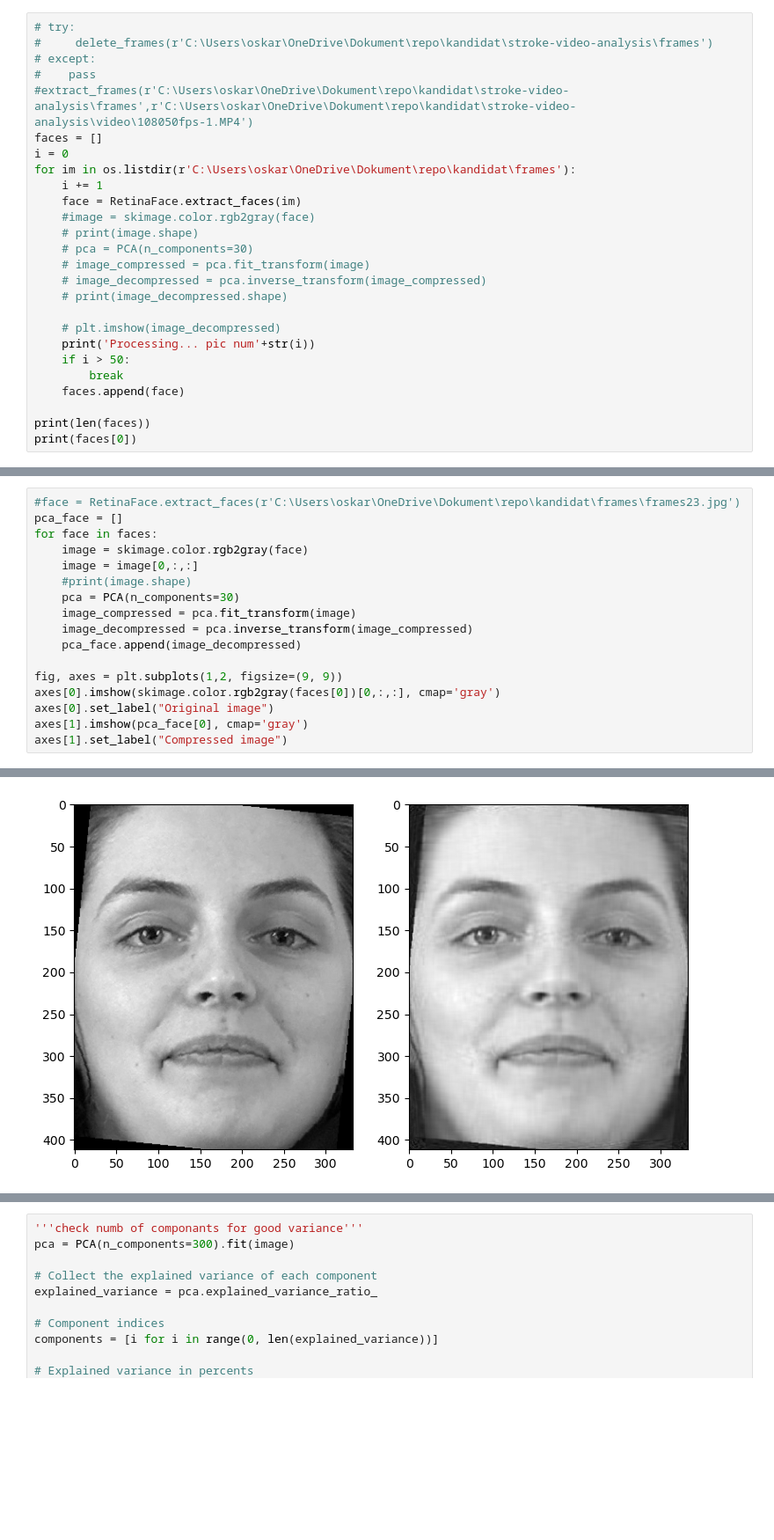
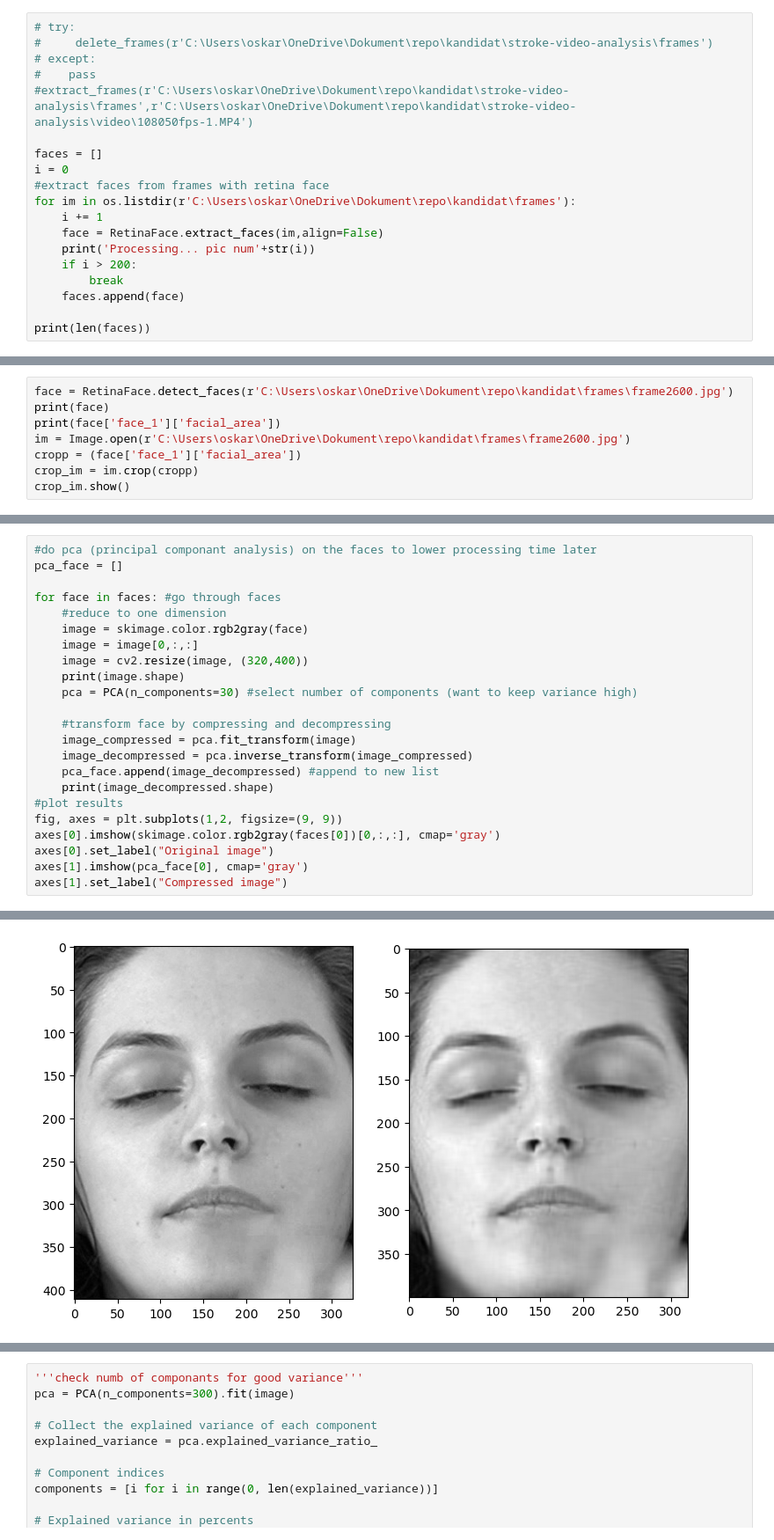
Before and after one commit to andrei-borg/stroke-video-analysis, a Jupyter notebook: eigenface.ipynb, the cells around one changed output, grey strips where cells are left out. Shown at 88% size. Cells and saved outputs as stored; diff of their text form; blank space fills up the shorter version.

```diff
--- a/eigenface.ipynb
+++ b/eigenface.ipynb
@@ -17,26 +25,19 @@ import matplotlib.image as mpimg
 # except:
 #    pass
 #extract_frames(r'C:\Users\oskar\OneDrive\Dokument\repo\kandidat\stroke-video-analysis\frames',r'C:\Users\oskar\OneDrive\Dokument\repo\kandidat\stroke-video-analysis\video\108050fps-1.MP4')
+
 faces = []
 i = 0
+#extract faces from frames with retina face
 for im in os.listdir(r'C:\Users\oskar\OneDrive\Dokument\repo\kandidat\frames'):
     i += 1
-    face = RetinaFace.extract_faces(im)
-    #image = skimage.color.rgb2gray(face)
-    # print(image.shape)
-    # pca = PCA(n_components=30)
-    # image_compressed = pca.fit_transform(image)
-    # image_decompressed = pca.inverse_transform(image_compressed)
-    # print(image_decompressed.shape)
-
-    # plt.imshow(image_decompressed)
+    face = RetinaFace.extract_faces(im,align=False)
     print('Processing... pic num'+str(i))
-    if i > 50:
+    if i > 200:
         break
     faces.append(face)
 
 print(len(faces))
-print(faces[0])
 # %% [output]
 Processing... pic num1
 Processing... pic num2
@@ -57,0 +59,8 @@ Processing... pic num12
+# %%
+face = RetinaFace.detect_faces(r'C:\Users\oskar\OneDrive\Dokument\repo\kandidat\frames\frame2600.jpg')
+print(face)
+print(face['face_1']['facial_area'])
+im = Image.open(r'C:\Users\oskar\OneDrive\Dokument\repo\kandidat\frames\frame2600.jpg')
+cropp = (face['face_1']['facial_area'])
+crop_im = im.crop(cropp)
+crop_im.show()
@@ -58,15 +70,21 @@ Processing... pic num12
 # %%
-#face = RetinaFace.extract_faces(r'C:\Users\oskar\OneDrive\Dokument\repo\kandidat\frames\frames23.jpg')
+#do pca (principal componant analysis) on the faces to lower processing time later
 pca_face = []
-for face in faces:
+
+for face in faces: #go through faces
+    #reduce to one dimension
     image = skimage.color.rgb2gray(face)
     image = image[0,:,:]
-    #print(image.shape)
-    pca = PCA(n_components=30)
+    image = cv2.resize(image, (320,400))
+    print(image.shape)
+    pca = PCA(n_components=30) #select number of components (want to keep variance high)
+
+    #transform face by compressing and decompressing
     image_compressed = pca.fit_transform(image)
     image_decompressed = pca.inverse_transform(image_compressed)
-    pca_face.append(image_decompressed)
-
+    pca_face.append(image_decompressed) #append to new list
+    print(image_decompressed.shape)
+#plot results
 fig, axes = plt.subplots(1,2, figsize=(9, 9))
 axes[0].imshow(skimage.color.rgb2gray(faces[0])[0,:,:], cmap='gray')
 axes[0].set_label("Original image")
@@ -76 +111 @@ axes[1].set_label("Compressed image")
-[figure, old version]
+[figure, new version]
```
Also changed, not shown: parts of 12 cells of this notebook, 1 other file.
